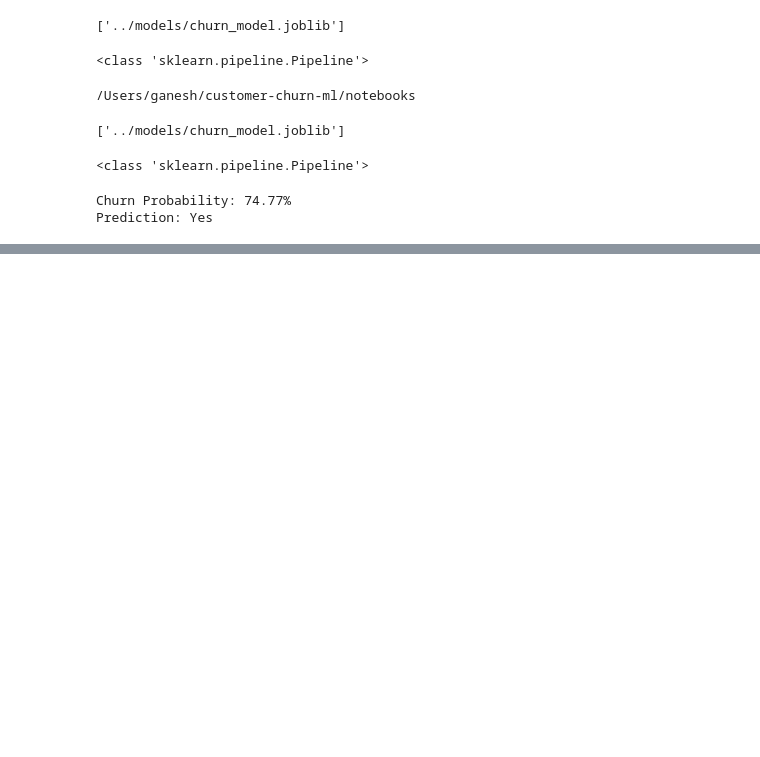
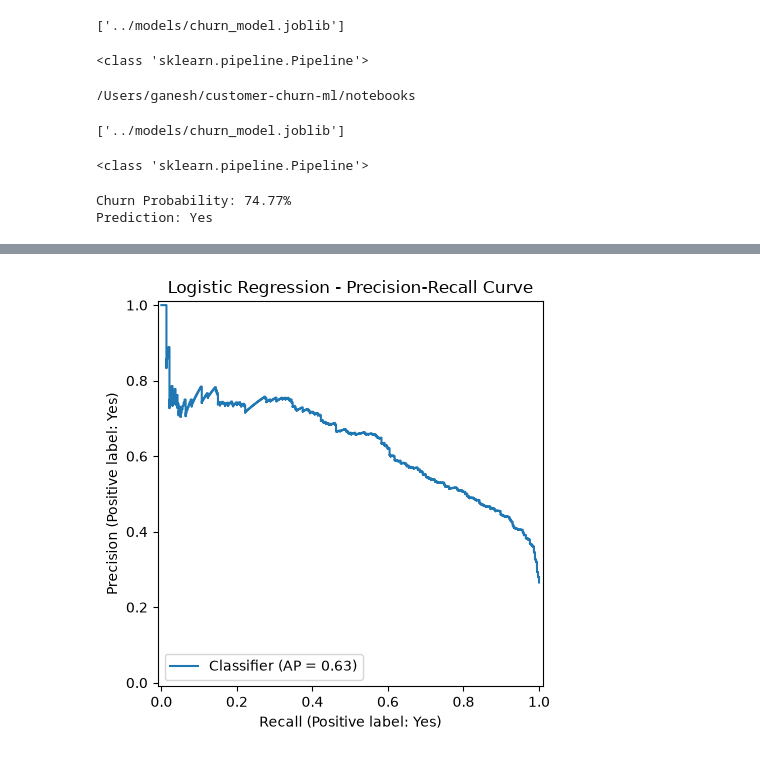
Before and after one commit to nakkaganesh/customer-churn-ml, a Jupyter notebook: notebooks/01_eda.ipynb, the cells around one changed output, grey strips where cells are left out. Saved outputs shown, nothing was run; the diff lists cells and outputs as text; code cells hidden in the pictures; blank space fills up the shorter version.

```diff
--- a/notebooks/01_eda.ipynb
+++ b/notebooks/01_eda.ipynb
@@ -959,0 +985,19 @@ Prediction: Yes
+# %%
+from sklearn.metrics import PrecisionRecallDisplay
+
+PrecisionRecallDisplay.from_predictions(
+    y_test,
+    y_prob,
+    pos_label="Yes"
+)
+
+plt.title("Logistic Regression - Precision-Recall Curve")
+plt.tight_layout()
+plt.savefig(
+    "../reports/figures/precision_recall_curve.png",
+    dpi=300,
+    bbox_inches="tight"
+)
+plt.show()
+# %% [output]
+[figure, added]
```
Also changed, not shown: parts of 4 cells of this notebook, 4 other files.
